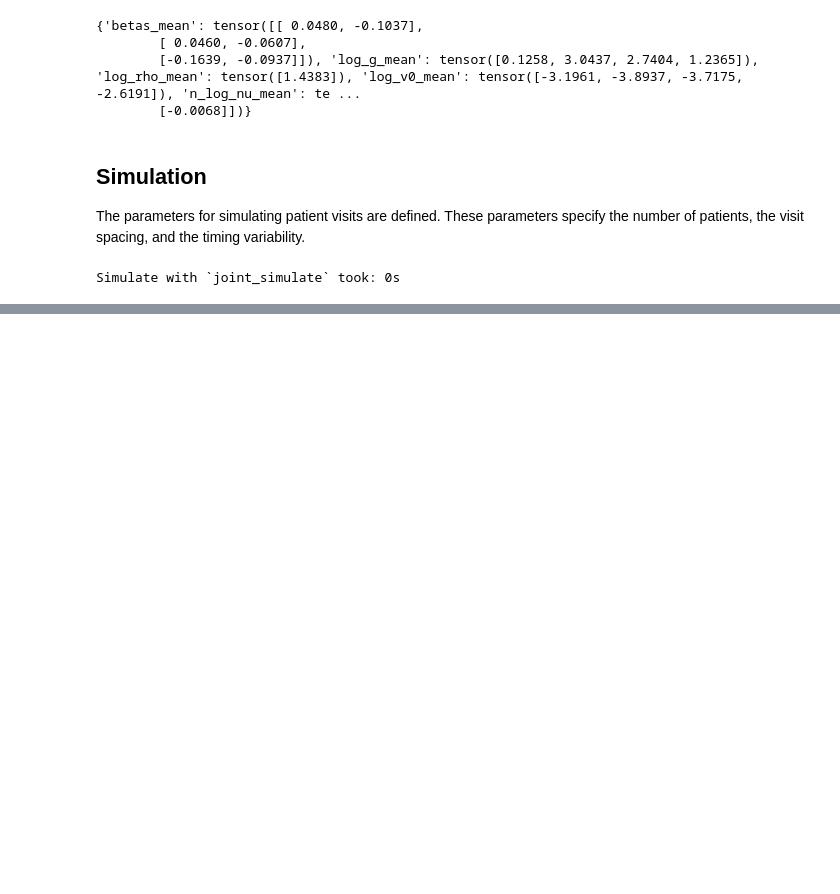
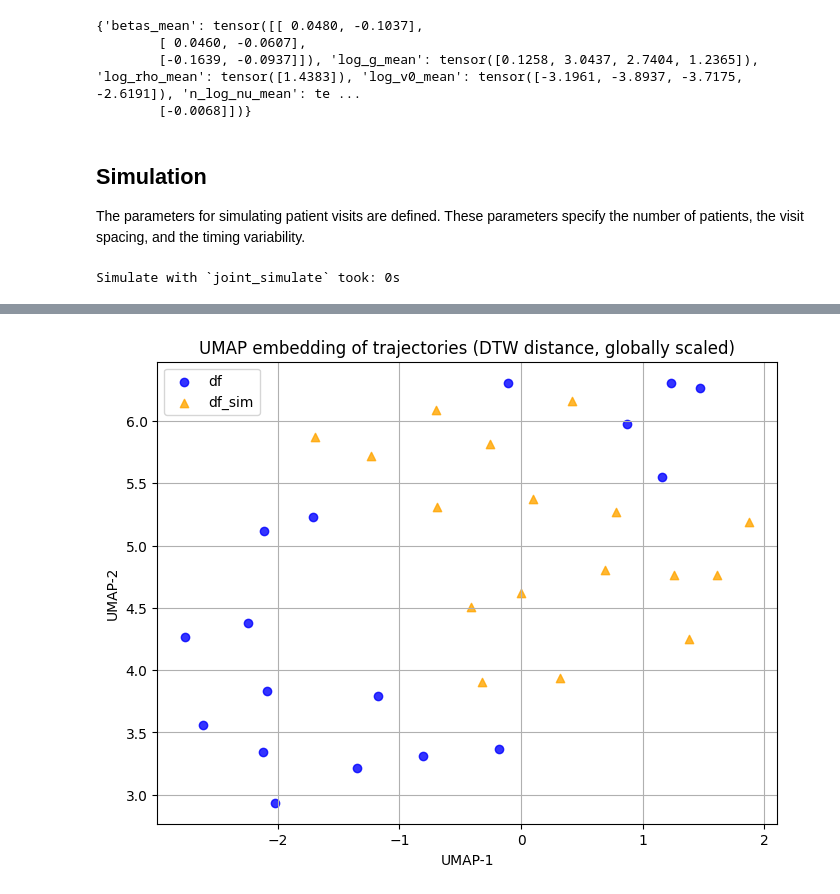
Before and after one commit to aramis-lab/leaspy, a Jupyter notebook: notebooks/1. Base test.ipynb, the cells around one changed output, grey strips where cells are left out. Saved outputs shown, nothing was run; the diff lists cells and outputs as text; code cells hidden in the pictures; blank space fills up the shorter version.

Commit message:
added first attempt at assessing performance with metrics and test

```diff
--- a/notebooks/1. Base test.ipynb
+++ b/notebooks/1. Base test.ipynb
@@ -128,0 +111,81 @@ df_sim
+# %%
+
+import numpy as np
+import pandas as pd
+import matplotlib.pyplot as plt
+
+from sklearn.preprocessing import StandardScaler
+from tslearn.metrics import cdist_dtw
+import umap
+
+# 1. Build trajectories
+def build_trajectories(df):
+    traj = []
+    ids = []
+
+    for id_, g in df.groupby('ID'):
+        g = g.sort_values('TIME')
+        X = g[['Y0','Y1','Y2','Y3']].values
+
+        traj.append(X)
+        ids.append(id_)
+
+    return traj, ids
+
+traj_df, ids_df = build_trajectories(df)
+traj_sim, ids_sim = build_trajectories(df_sim)
+
+# Combine
+X_all = traj_df + traj_sim
+labels = np.array(['df']*len(traj_df) + ['df_sim']*len(traj_sim))
+
+# 2. Normalize globally (fit on all observations combined to preserve scale differences)
+all_values = np.vstack(X_all)
+scaler = StandardScaler()
+scaler.fit(all_values)
+scaled_traj = [scaler.transform(X) for X in X_all]
+
+# 3. DTW distance matrix
+D = cdist_dtw(scaled_traj)
+
+# 4. UMAP on distance matrix
+embedding = umap.UMAP(
+    metric='precomputed',
+    n_neighbors=15,
+    min_dist=0.2,
+    random_state=42
+).fit_transform(D)
+
+# 5. Plot
+mask_df = labels == 'df'
+mask_sim = labels == 'df_sim'
+
+plt.figure(figsize=(8,6))
+
+plt.scatter(
+    embedding[mask_df, 0],
+    embedding[mask_df, 1],
+    c='blue',
+    marker='o',
+    label='df',
+    alpha=0.8
+)
+
+plt.scatter(
+    embedding[mask_sim, 0],
+    embedding[mask_sim, 1],
+    c='orange',
+    marker='^',
+    label='df_sim',
+    alpha=0.8
+)
+
+plt.title("UMAP embedding of trajectories (DTW distance, globally scaled)")
+plt.xlabel("UMAP-1")
+plt.ylabel("UMAP-2")
+plt.legend()
+plt.grid(True)
+
+plt.show()
+# %% [output]
+[figure, added]
```
Also changed, not shown: parts of 7 cells of this notebook, 1 other file.
